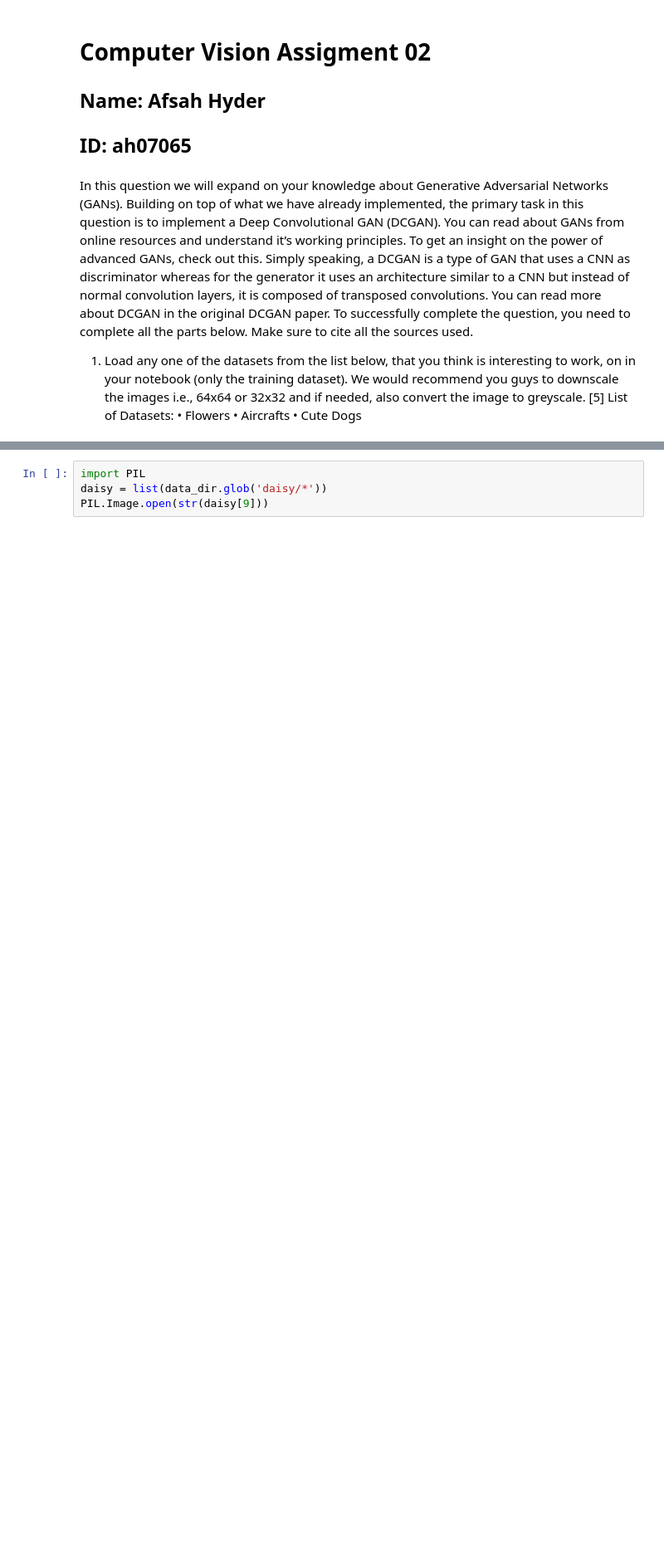
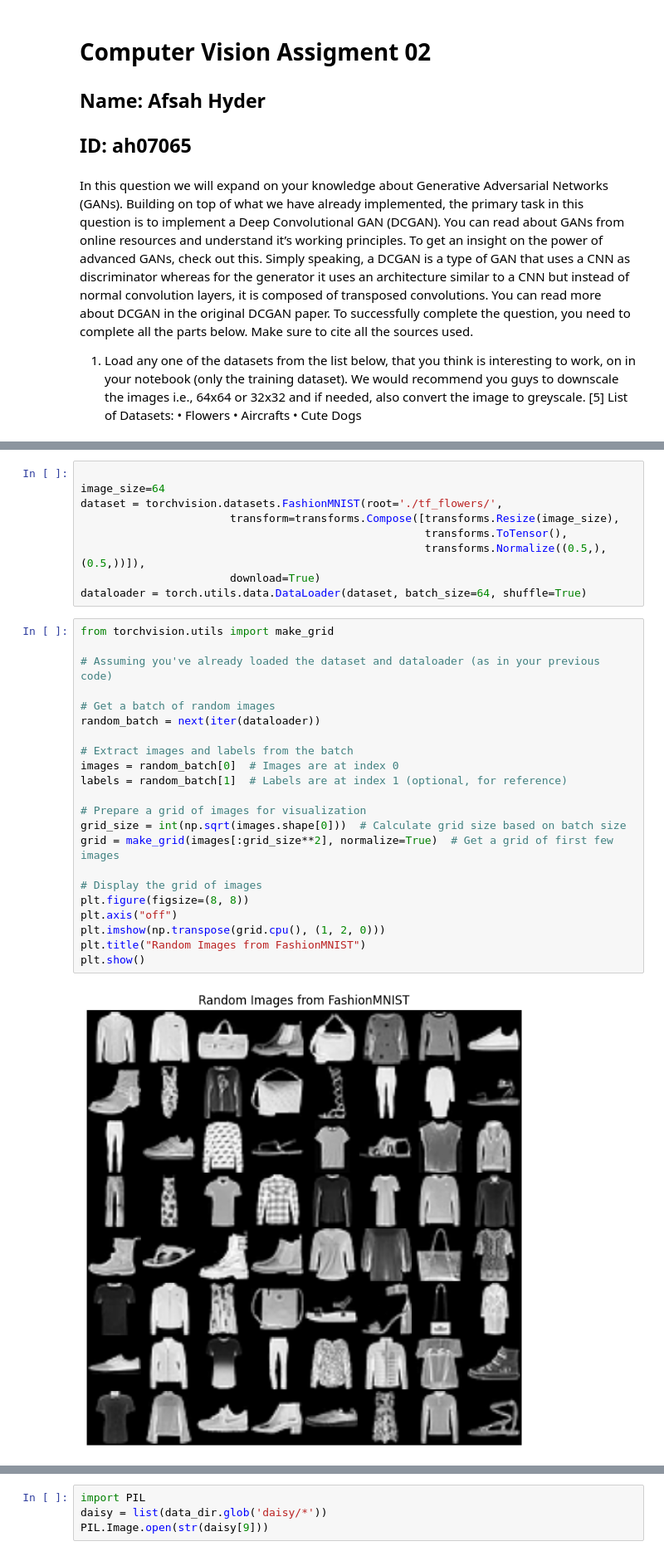
Before and after one commit to Afsah-Hyder/CV_recitation, a Jupyter notebook: CV_Assignment_02_ah07065.ipynb, the cells around one changed output, grey strips where cells are left out. Shown at 83% size. Saved outputs shown, nothing was run; the diff lists cells and outputs as text; blank space fills up the shorter version.

```diff
--- a/CV_Assignment_02_ah07065.ipynb
+++ b/CV_Assignment_02_ah07065.ipynb
@@ -58,2 +78,35 @@ import matplotlib.pyplot as plt
+# %%
+
+image_size=64
+dataset = torchvision.datasets.FashionMNIST(root='./tf_flowers/',
+                       transform=transforms.Compose([transforms.Resize(image_size),
+                                                     transforms.ToTensor(),
+                                                     transforms.Normalize((0.5,), (0.5,))]),
+                       download=True)
+dataloader = torch.utils.data.DataLoader(dataset, batch_size=64, shuffle=True)
+# %%
+from torchvision.utils import make_grid
+
+# Assuming you've already loaded the dataset and dataloader (as in your previous code)
+
+# Get a batch of random images
+random_batch = next(iter(dataloader))
+
+# Extract images and labels from the batch
+images = random_batch[0]  # Images are at index 0
+labels = random_batch[1]  # Labels are at index 1 (optional, for reference)
+
+# Prepare a grid of images for visualization
+grid_size = int(np.sqrt(images.shape[0]))  # Calculate grid size based on batch size
+grid = make_grid(images[:grid_size**2], normalize=True)  # Get a grid of first few images
+
+# Display the grid of images
+plt.figure(figsize=(8, 8))
+plt.axis("off")
+plt.imshow(np.transpose(grid.cpu(), (1, 2, 0)))
+plt.title("Random Images from FashionMNIST")
+plt.show()
+# %% [output]
+[figure, added]
 # %%
 image_size=64
```
Also changed, not shown: parts of 8 cells of this notebook.
